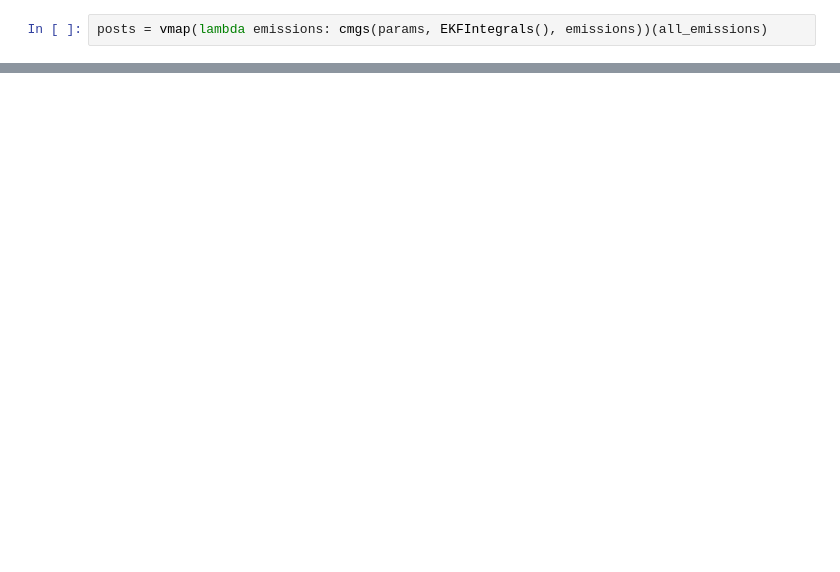
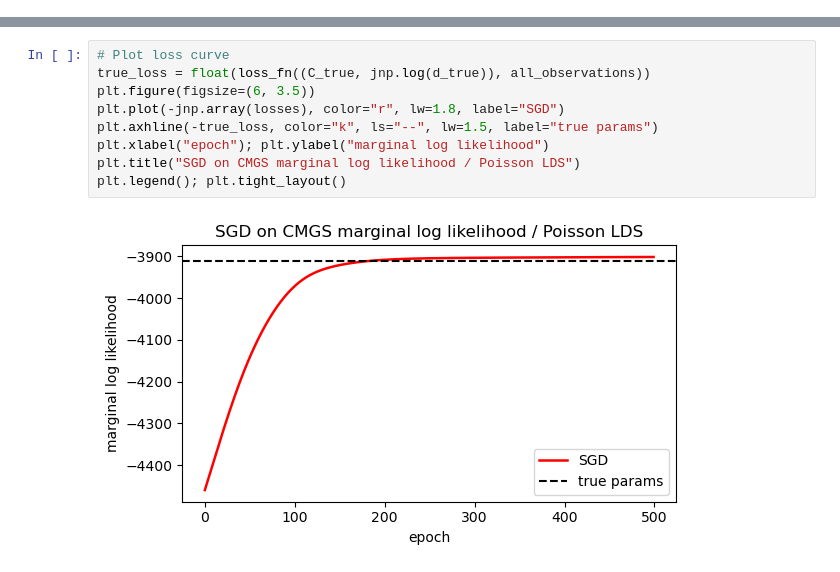
Before and after one commit to Raynor-Cerebellum-Project/RCP_analysis, a Jupyter notebook: scripts/bryan_scripts/dynamics/jax_practice.ipynb, the cells around one changed output, grey strips where cells are left out. Cells and saved outputs as stored; diff of their text form; blank space fills up the shorter version.

```diff
--- a/scripts/bryan_scripts/dynamics/jax_practice.ipynb
+++ b/scripts/bryan_scripts/dynamics/jax_practice.ipynb
@@ -218,2 +87,0 @@ plot_emissions_poisson(all_states[0], all_emissions[0])
-# %%
-posts = vmap(lambda emissions: cmgs(params, EKFIntegrals(), emissions))(all_emissions)
@@ -239,0 +175,11 @@ axs[0].set_title("true and inferred states using CMGS")
+# %%
+# Plot loss curve
+true_loss = float(loss_fn((C_true, jnp.log(d_true)), all_observations))
+plt.figure(figsize=(6, 3.5))
+plt.plot(-jnp.array(losses), color="r", lw=1.8, label="SGD")
+plt.axhline(-true_loss, color="k", ls="--", lw=1.5, label="true params")
+plt.xlabel("epoch"); plt.ylabel("marginal log likelihood")
+plt.title("SGD on CMGS marginal log likelihood / Poisson LDS")
+plt.legend(); plt.tight_layout()
+# %% [output]
+[figure, added]
```
Also changed, not shown: parts of 23 cells of this notebook, 22 other files.
